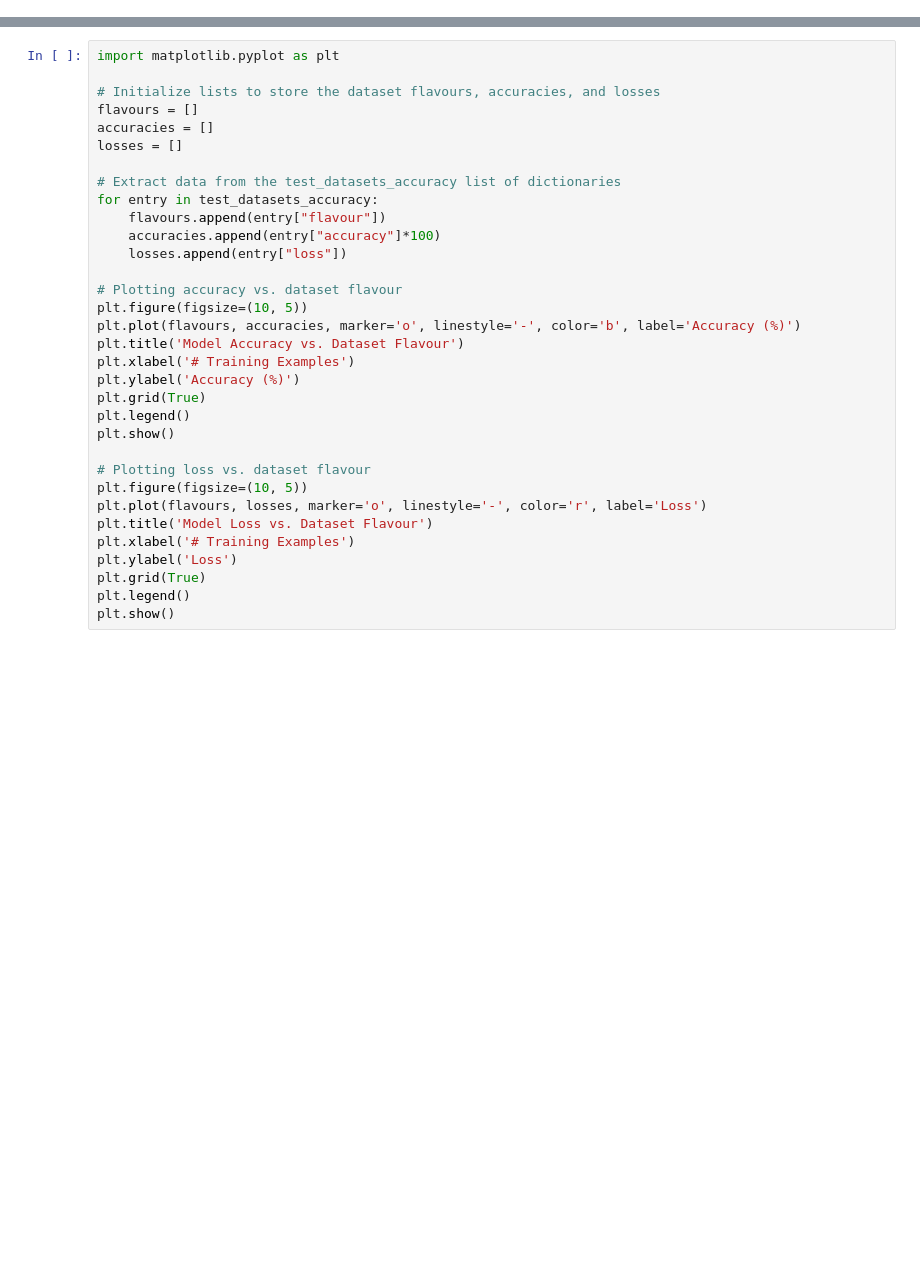
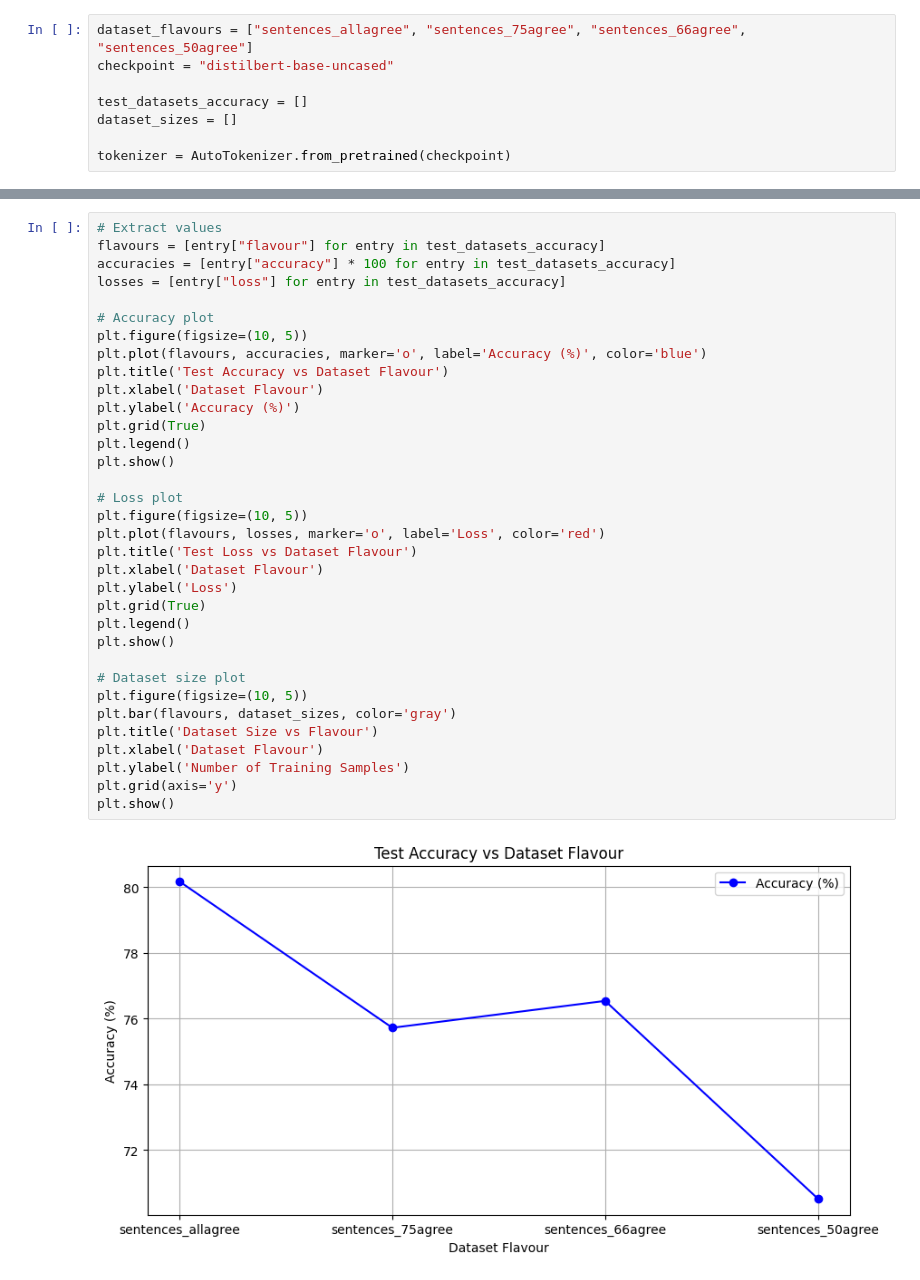
Before and after one commit to markbogorad/Fintext_NLP, a Jupyter notebook: financial_sentiment_transfer_learning/experiments/7_fin_phrasebank_flavors.ipynb, the cells around one changed output, grey strips where cells are left out. Saved outputs shown, nothing was run; the diff lists cells and outputs as text; blank space fills up the shorter version.

```diff
--- a/financial_sentiment_transfer_learning/experiments/7_fin_phrasebank_flavors.ipynb
+++ b/financial_sentiment_transfer_learning/experiments/7_fin_phrasebank_flavors.ipynb
@@ -0,0 +35,8 @@
+# %%
+dataset_flavours = ["sentences_allagree", "sentences_75agree", "sentences_66agree", "sentences_50agree"]
+checkpoint = "distilbert-base-uncased"
+
+test_datasets_accuracy = []
+dataset_sizes = []
+
+tokenizer = AutoTokenizer.from_pretrained(checkpoint)
@@ -102,33 +192,36 @@ for i, dataset_flavour in enumerate(dataset_flavours):
 # %%
-import matplotlib.pyplot as plt
+# Extract values
+flavours = [entry["flavour"] for entry in test_datasets_accuracy]
+accuracies = [entry["accuracy"] * 100 for entry in test_datasets_accuracy]
+losses = [entry["loss"] for entry in test_datasets_accuracy]
 
-# Initialize lists to store the dataset flavours, accuracies, and losses
-flavours = []
-accuracies = []
-losses = []
-
-# Extract data from the test_datasets_accuracy list of dictionaries
-for entry in test_datasets_accuracy:
-    flavours.append(entry["flavour"])
-    accuracies.append(entry["accuracy"]*100)
-    losses.append(entry["loss"])
-
-# Plotting accuracy vs. dataset flavour
+# Accuracy plot
 plt.figure(figsize=(10, 5))
-plt.plot(flavours, accuracies, marker='o', linestyle='-', color='b', label='Accuracy (%)')
-plt.title('Model Accuracy vs. Dataset Flavour')
-plt.xlabel('# Training Examples')
+plt.plot(flavours, accuracies, marker='o', label='Accuracy (%)', color='blue')
+plt.title('Test Accuracy vs Dataset Flavour')
+plt.xlabel('Dataset Flavour')
 plt.ylabel('Accuracy (%)')
 plt.grid(True)
 plt.legend()
 plt.show()
 
-# Plotting loss vs. dataset flavour
+# Loss plot
 plt.figure(figsize=(10, 5))
-plt.plot(flavours, losses, marker='o', linestyle='-', color='r', label='Loss')
-plt.title('Model Loss vs. Dataset Flavour')
-plt.xlabel('# Training Examples')
+plt.plot(flavours, losses, marker='o', label='Loss', color='red')
+plt.title('Test Loss vs Dataset Flavour')
+plt.xlabel('Dataset Flavour')
 plt.ylabel('Loss')
 plt.grid(True)
 plt.legend()
 plt.show()
+
+# Dataset size plot
+plt.figure(figsize=(10, 5))
+plt.bar(flavours, dataset_sizes, color='gray')
+plt.title('Dataset Size vs Flavour')
+plt.xlabel('Dataset Flavour')
+plt.ylabel('Number of Training Samples')
+plt.grid(axis='y')
+plt.show()
+# %% [output]
+[figure, added]
```
Also changed, not shown: parts of 4 cells of this notebook.
